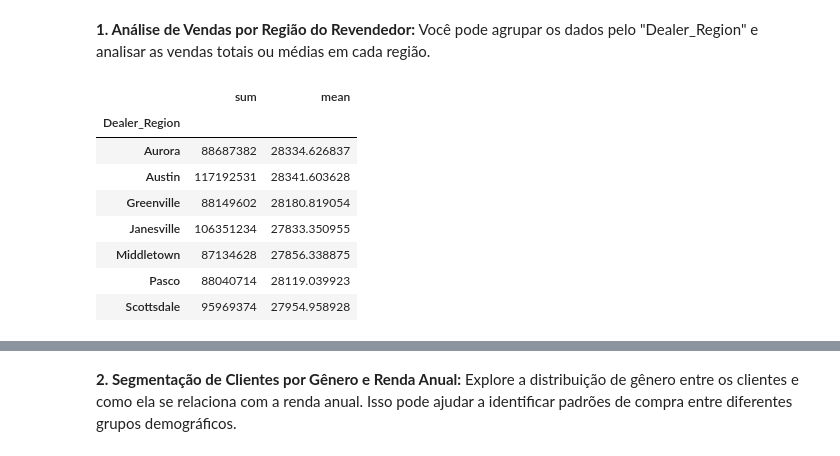
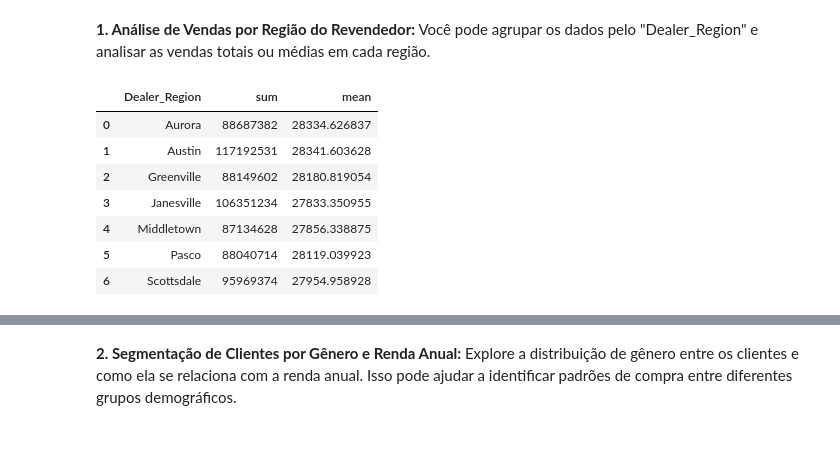
Before and after one commit to GabrielVila/Car-Sales-Report, a Jupyter notebook: projeto_carro.ipynb, the cells around one changed output, grey strips where cells are left out. Saved outputs shown, nothing was run; the diff lists cells and outputs as text; code cells hidden in the pictures.

```diff
--- a/projeto_carro.ipynb
+++ b/projeto_carro.ipynb
@@ -173,15 +173,14 @@ dtype: int64
 # %% [markdown]
 **1. Análise de Vendas por Região do Revendedor:** Você pode agrupar os dados pelo "Dealer_Region" e analisar as vendas totais ou médias em cada região.
 # %%
-vendas_resumo = dados.groupby('Dealer_Region')['Price ($)'].agg(['sum', 'mean'])
-vendas_resumo
+grupo_vendas = dados.groupby('Dealer_Region')['Price ($)'].agg(['sum', 'mean']).reset_index()
+grupo_vendas
 # %% [output]
-|  | sum | mean |
-| Dealer_Region |  |  |
-| Aurora | 88687382 | 28334.626837 |
-| Austin | 117192531 | 28341.603628 |
-| Greenville | 88149602 | 28180.819054 |
-| Janesville | 106351234 | 27833.350955 |
-| Middletown | 87134628 | 27856.338875 |
-| Pasco | 88040714 | 28119.039923 |
-| Scottsdale | 95969374 | 27954.958928 |
+|  | Dealer_Region | sum | mean |
+| 0 | Aurora | 88687382 | 28334.626837 |
+| 1 | Austin | 117192531 | 28341.603628 |
+| 2 | Greenville | 88149602 | 28180.819054 |
+| 3 | Janesville | 106351234 | 27833.350955 |
+| 4 | Middletown | 87134628 | 27856.338875 |
+| 5 | Pasco | 88040714 | 28119.039923 |
+| 6 | Scottsdale | 95969374 | 27954.958928 |
```
Also changed, not shown: parts of 11 cells of this notebook.
